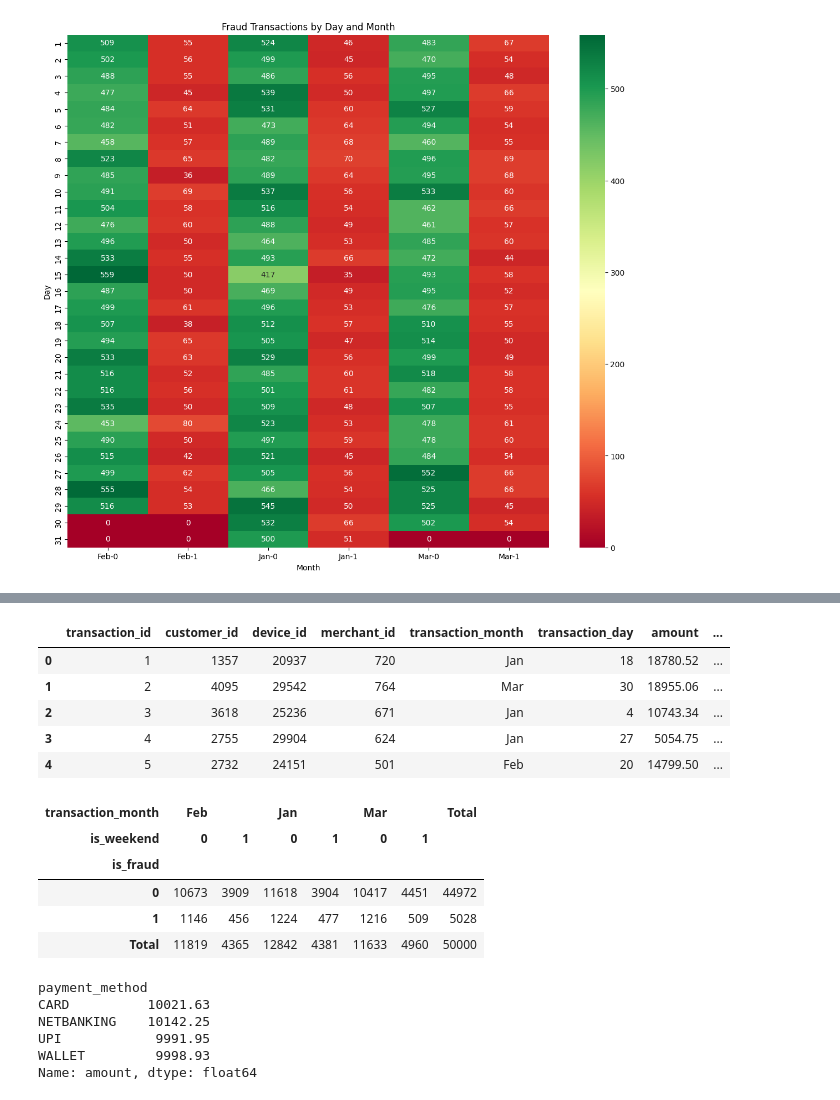
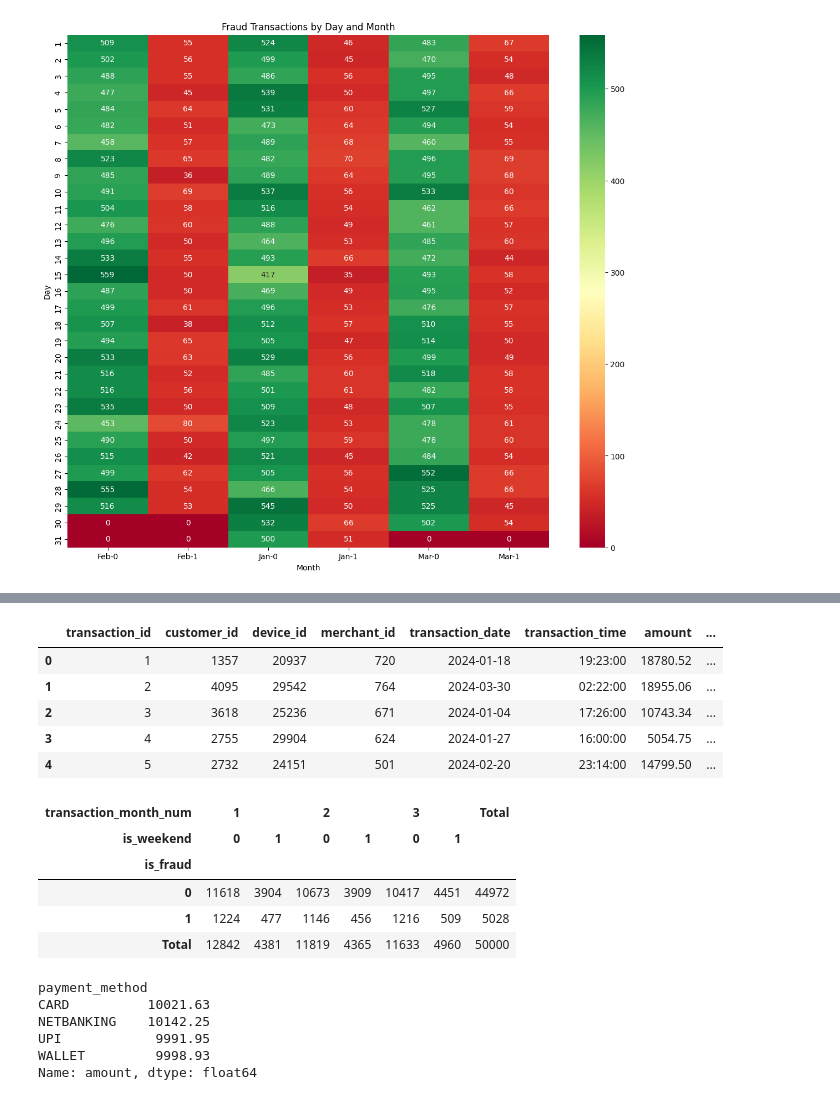
Before and after one commit to midhunmanohar25/Fraud_Detection_Project, a Jupyter notebook: notebooks/Multivariate_EDA_Fraud_Detection.ipynb, the cells around one changed output, grey strips where cells are left out. Saved outputs shown, nothing was run; the diff lists cells and outputs as text; code cells hidden in the pictures.

```diff
--- a/notebooks/Multivariate_EDA_Fraud_Detection.ipynb
+++ b/notebooks/Multivariate_EDA_Fraud_Detection.ipynb
@@ -21,5 +21,8 @@ df.head()
 # %%
-df['transaction_month'] = df['transaction_month'].replace({1: "Jan", 2: "Feb", 3: "Mar"})
+df['transaction_date'] = pd.to_datetime(df['transaction_date'])
+
+month_map = {1: "Jan", 2: "Feb", 3: "Mar"}
+df['transaction_month'] = df['transaction_date'].dt.month.map(month_map)
 # %%
 mon_day = pd.pivot_table(
     data=df,
@@ -95,32 +98,35 @@ data_df
 # %%
 df.head()
 # %% [output]
-|  | transaction_id | customer_id | device_id | merchant_id | transaction_month | transaction_day | amount | ... |
-| 0 | 1 | 1357 | 20937 | 720 | Jan | 18 | 18780.52 | ... |
-| 1 | 2 | 4095 | 29542 | 764 | Mar | 30 | 18955.06 | ... |
-| 2 | 3 | 3618 | 25236 | 671 | Jan | 4 | 10743.34 | ... |
-| 3 | 4 | 2755 | 29904 | 624 | Jan | 27 | 5054.75 | ... |
-| 4 | 5 | 2732 | 24151 | 501 | Feb | 20 | 14799.50 | ... |
+|  | transaction_id | customer_id | device_id | merchant_id | transaction_date | transaction_time | amount | ... |
+| 0 | 1 | 1357 | 20937 | 720 | 2024-01-18 | 19:23:00 | 18780.52 | ... |
+| 1 | 2 | 4095 | 29542 | 764 | 2024-03-30 | 02:22:00 | 18955.06 | ... |
+| 2 | 3 | 3618 | 25236 | 671 | 2024-01-04 | 17:26:00 | 10743.34 | ... |
+| 3 | 4 | 2755 | 29904 | 624 | 2024-01-27 | 16:00:00 | 5054.75 | ... |
+| 4 | 5 | 2732 | 24151 | 501 | 2024-02-20 | 23:14:00 | 14799.50 | ... |
 # %%
+# create a proper column for month numbers to avoid passing a Series directly into columns
+df['transaction_month_num'] = df['transaction_date'].dt.month
+
 mon_wek = pd.pivot_table(
     data=df,
     index='is_fraud',
-    columns=['transaction_month','is_weekend' ],
+    columns=['transaction_month_num', 'is_weekend'],
     values='transaction_id',   # use an ID or any non-null column to count
     aggfunc='count',
     fill_value=0,
-    margins= True,
+    margins=True,
     margins_name='Total'
 )
 
 mon_wek
 # %% [output]
-| transaction_month | Feb |  | Jan |  | Mar |  | Total |
+| transaction_month_num | 1 |  | 2 |  | 3 |  | Total |
 | is_weekend | 0 | 1 | 0 | 1 | 0 | 1 |  |
 | is_fraud |  |  |  |  |  |  |  |
-| 0 | 10673 | 3909 | 11618 | 3904 | 10417 | 4451 | 44972 |
-| 1 | 1146 | 456 | 1224 | 477 | 1216 | 509 | 5028 |
-| Total | 11819 | 4365 | 12842 | 4381 | 11633 | 4960 | 50000 |
+| 0 | 11618 | 3904 | 10673 | 3909 | 10417 | 4451 | 44972 |
+| 1 | 1224 | 477 | 1146 | 456 | 1216 | 509 | 5028 |
+| Total | 12842 | 4381 | 11819 | 4365 | 11633 | 4960 | 50000 |
 # %%
 avg_amt = df.groupby('payment_method')['amount'].mean().round(2)
 avg_amt
```
Also changed, not shown: parts of 5 cells of this notebook, 6 other files.
